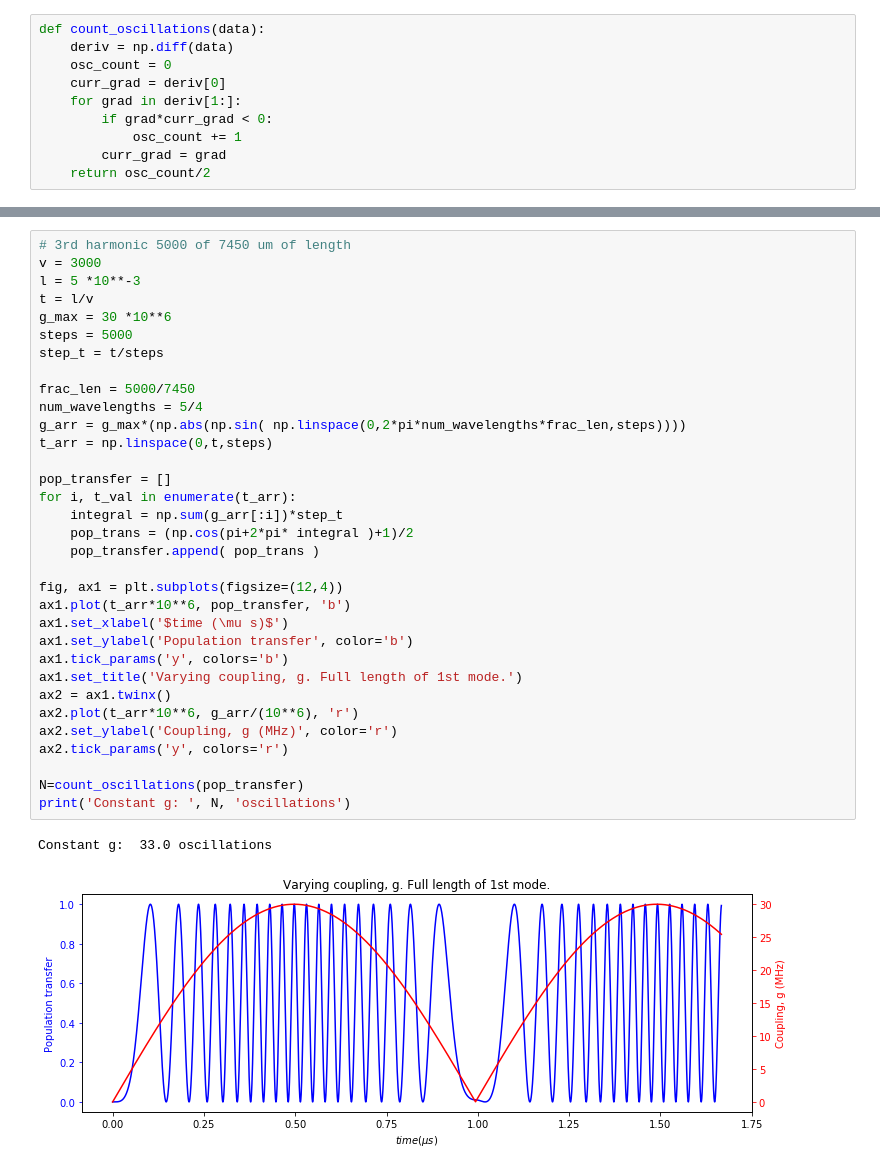
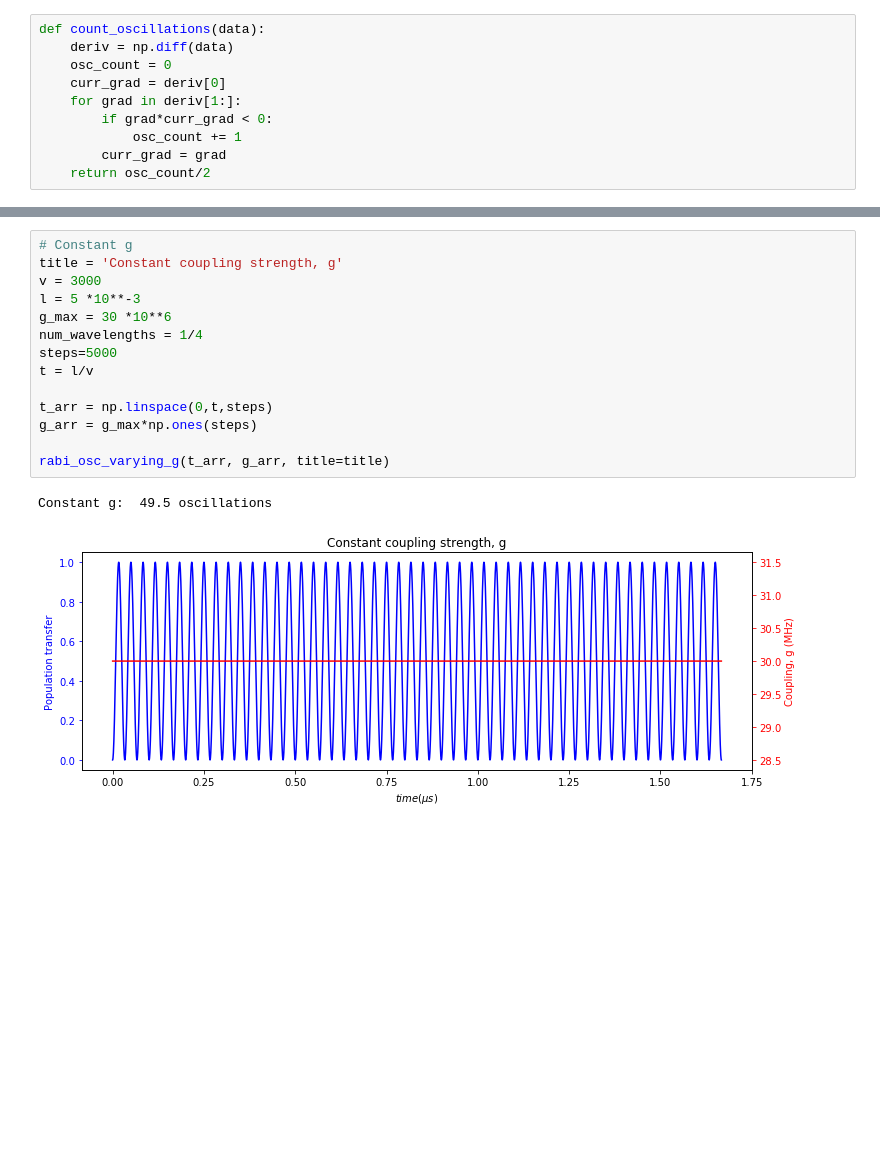
Before and after one commit to aa-morgan/Rydberg_helium_Stark, a Jupyter notebook: notebooks/Resonator Rabi oscillations.ipynb, the cells around one changed output, grey strips where cells are left out. Saved outputs shown, nothing was run; the diff lists cells and outputs as text; blank space fills up the shorter version.

Commit message:
Updated resonator rabi osc notebook

```diff
--- a/notebooks/Resonator Rabi oscillations.ipynb
+++ b/notebooks/Resonator Rabi oscillations.ipynb
@@ -81,36 +41,17 @@ Constant g:  31.5 oscillations
-# %%
-# 3rd harmonic 5000 of 7450 um of length
-v = 3000
-l = 5 *10**-3
-t = l/v
-g_max = 30 *10**6
-steps = 5000
-step_t = t/steps
-
-frac_len = 5000/7450
-num_wavelengths = 5/4
-g_arr = g_max*(np.abs(np.sin( np.linspace(0,2*pi*num_wavelengths*frac_len,steps))))
-t_arr = np.linspace(0,t,steps)
-
-pop_transfer = []
-for i, t_val in enumerate(t_arr):
-    integral = np.sum(g_arr[:i])*step_t
-    pop_trans = (np.cos(pi+2*pi* integral )+1)/2
-    pop_transfer.append( pop_trans )
-
-fig, ax1 = plt.subplots(figsize=(12,4))
-ax1.plot(t_arr*10**6, pop_transfer, 'b')
-ax1.set_xlabel('$time (\mu s)$')
-ax1.set_ylabel('Population transfer', color='b')
-ax1.tick_params('y', colors='b')
-ax1.set_title('Varying coupling, g. Full length of 1st mode.')
-ax2 = ax1.twinx()
-ax2.plot(t_arr*10**6, g_arr/(10**6), 'r')
-ax2.set_ylabel('Coupling, g (MHz)', color='r')
-ax2.tick_params('y', colors='r')
-
-N=count_oscillations(pop_transfer)
-print('Constant g: ', N, 'oscillations')
-# %% [output]
-Constant g:  33.0 oscillations
-[figure, removed]
+# %%
+# Constant g
+title = 'Constant coupling strength, g'
+v = 3000
+l = 5 *10**-3
+g_max = 30 *10**6
+num_wavelengths = 1/4
+steps=5000
+t = l/v
+
+t_arr = np.linspace(0,t,steps)
+g_arr = g_max*np.ones(steps)
+
+rabi_osc_varying_g(t_arr, g_arr, title=title)
+# %% [output]
+Constant g:  49.5 oscillations
+[figure, added]
```
Also changed, not shown: parts of 4 cells of this notebook.
